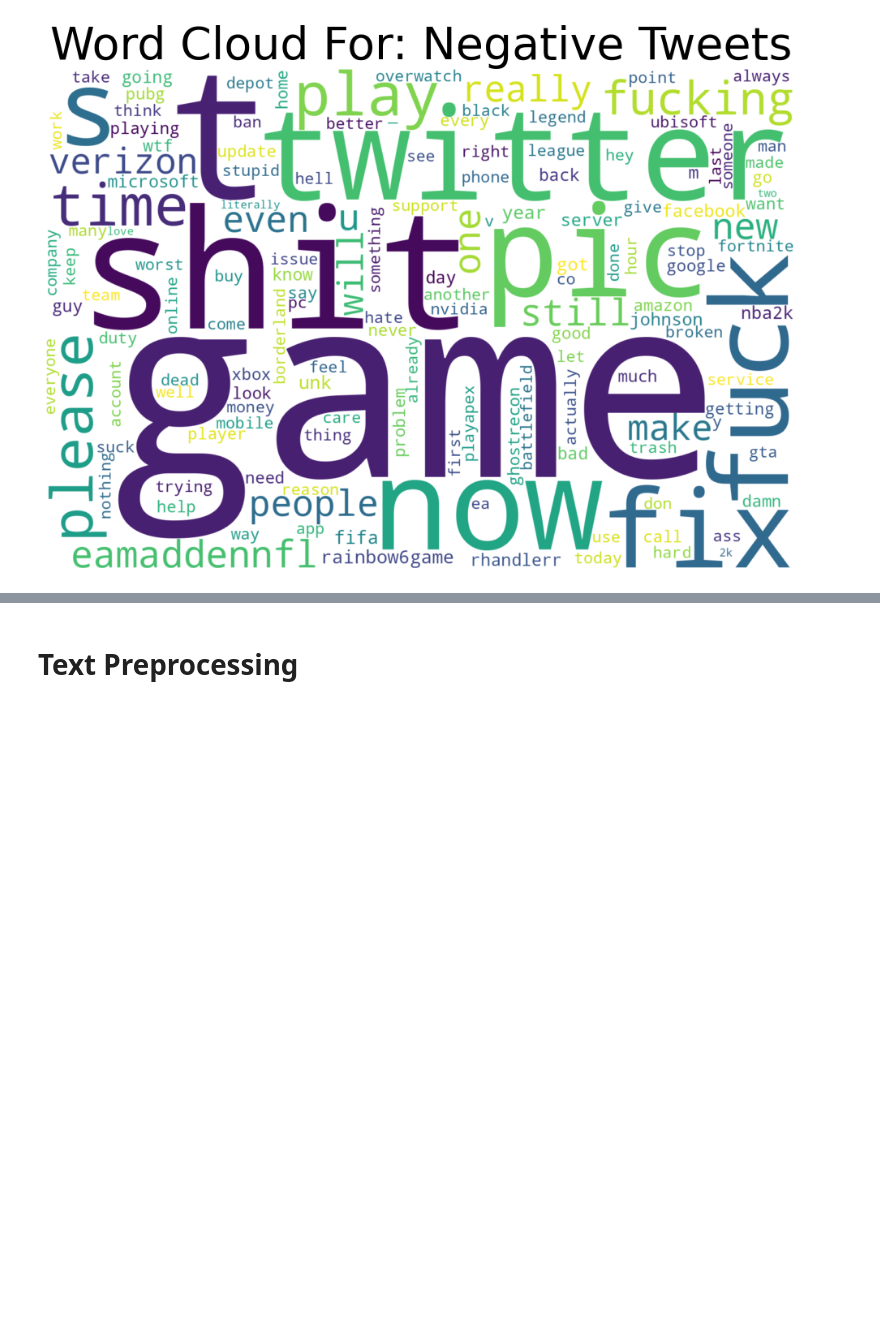
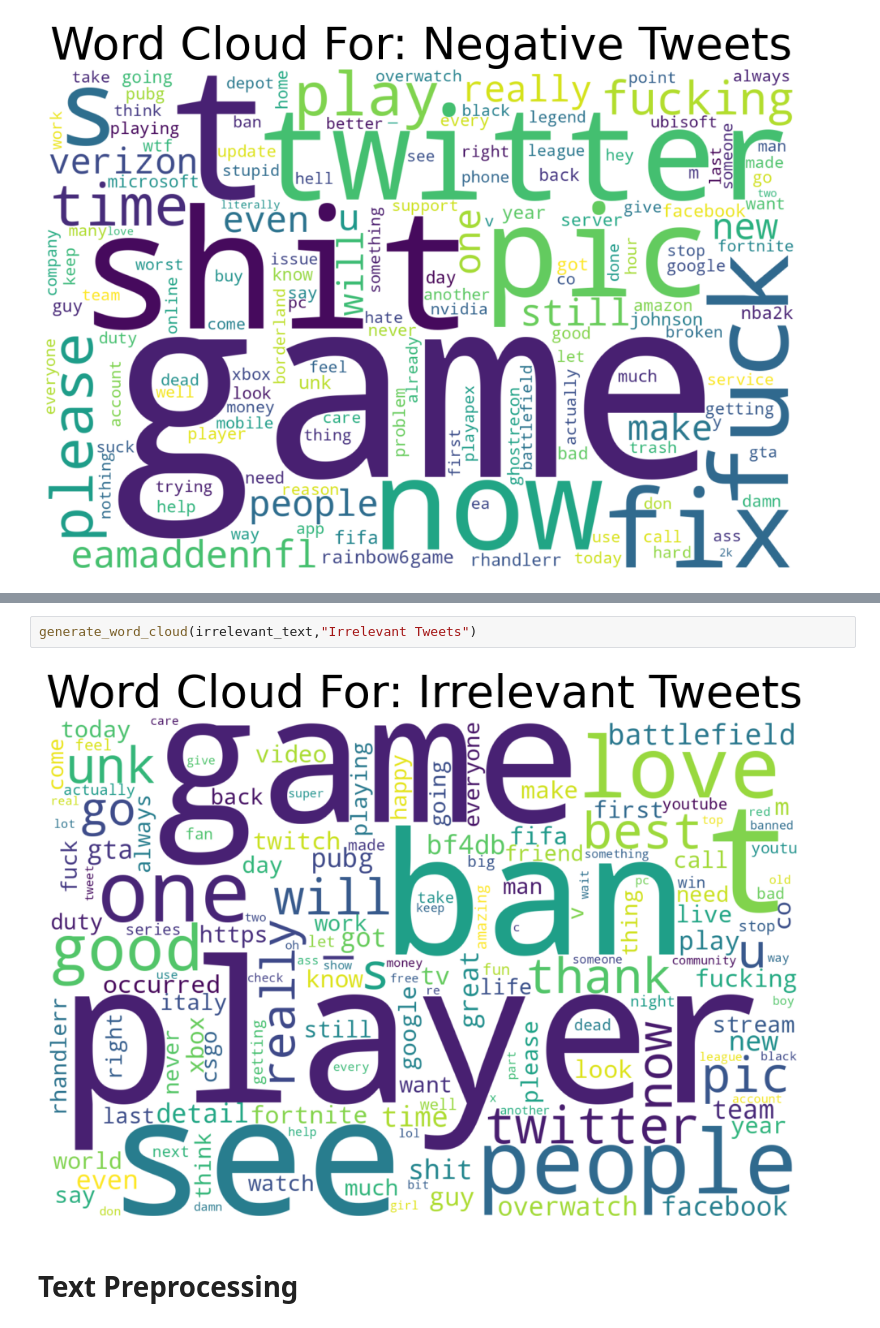
Before and after one commit to Prajwal-Luitel/Twitter-Sentiment-Analysis, a Jupyter notebook: Twitter_Sentiment_Analysis.ipynb, the cells around one changed output, grey strips where cells are left out. Saved outputs shown, nothing was run; the diff lists cells and outputs as text; blank space fills up the shorter version.

```diff
--- a/Twitter_Sentiment_Analysis.ipynb
+++ b/Twitter_Sentiment_Analysis.ipynb
@@ -154,3 +164,7 @@ generate_word_cloud(negative_text,"Negative Tweets")
+# %%
+generate_word_cloud(irrelevant_text,"Irrelevant Tweets")
+# %% [output]
+[figure, added]
 # %% [markdown]
 # Text Preprocessing
 # %%
```
Also changed, not shown: parts of 22 cells of this notebook.
